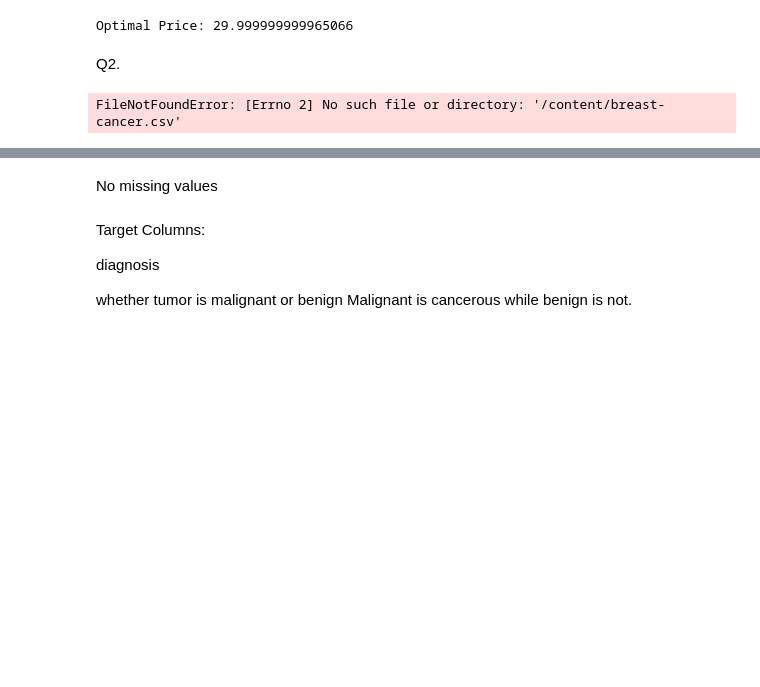
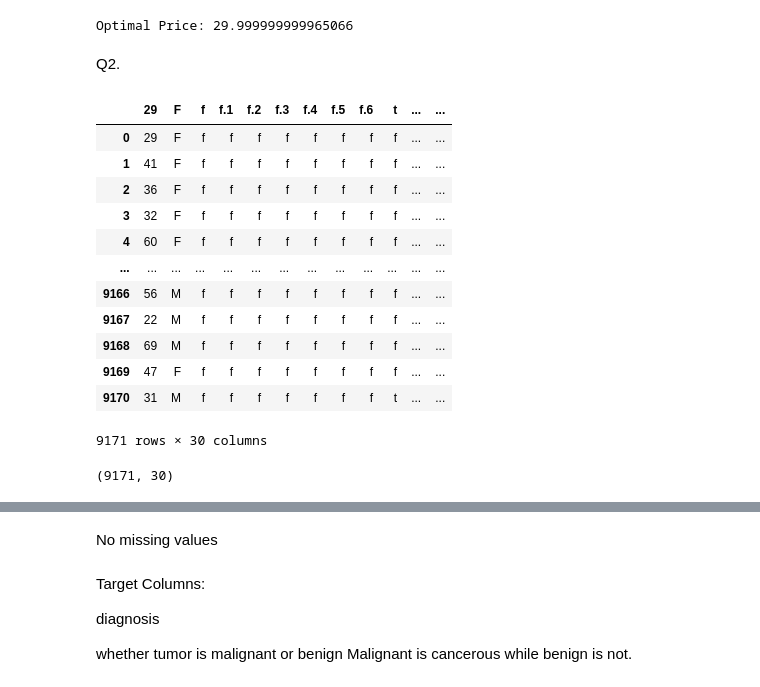
Before and after one commit to Akshithaa25/DeepLearning, a Jupyter notebook: DL_LAB_3.ipynb, the cells around one changed output, grey strips where cells are left out. Cells and saved outputs as stored; diff of their text form; code cells hidden in the pictures; blank space fills up the shorter version.

```diff
--- a/DL_LAB_3.ipynb
+++ b/DL_LAB_3.ipynb
@@ -63,11 +63,25 @@ from tensorflow.keras.regularizers import l1, l2, l1_l2
 from tensorflow.keras.layers import Dense
 from tensorflow.keras import regularizers
 # %%
-df=pd.read_csv('/content/breast-cancer.csv')
+df=pd.read_csv('/content/thyroid.csv')
 df
 # %% [output]
+|  | 29 | F | f | f.1 | f.2 | f.3 | f.4 | f.5 | f.6 | t | ... | ... |
+| 0 | 29 | F | f | f | f | f | f | f | f | f | ... | ... |
+| 1 | 41 | F | f | f | f | f | f | f | f | f | ... | ... |
+| 2 | 36 | F | f | f | f | f | f | f | f | f | ... | ... |
+| 3 | 32 | F | f | f | f | f | f | f | f | f | ... | ... |
+| 4 | 60 | F | f | f | f | f | f | f | f | f | ... | ... |
+| ... | ... | ... | ... | ... | ... | ... | ... | ... | ... | ... | ... | ... |
+| 9166 | 56 | M | f | f | f | f | f | f | f | f | ... | ... |
+| 9167 | 22 | M | f | f | f | f | f | f | f | f | ... | ... |
+| 9168 | 69 | M | f | f | f | f | f | f | f | f | ... | ... |
+| 9169 | 47 | F | f | f | f | f | f | f | f | f | ... | ... |
+| 9170 | 31 | M | f | f | f | f | f | f | f | t | ... | ... |
-FileNotFoundError: [Errno 2] No such file or directory: '/content/breast-cancer.csv'
+9171 rows × 30 columns
 # %%
 df.shape
+# %% [output]
+(9171, 30)
 # %%
 df.dtypes
```
Also changed, not shown: parts of 3 cells of this notebook.
